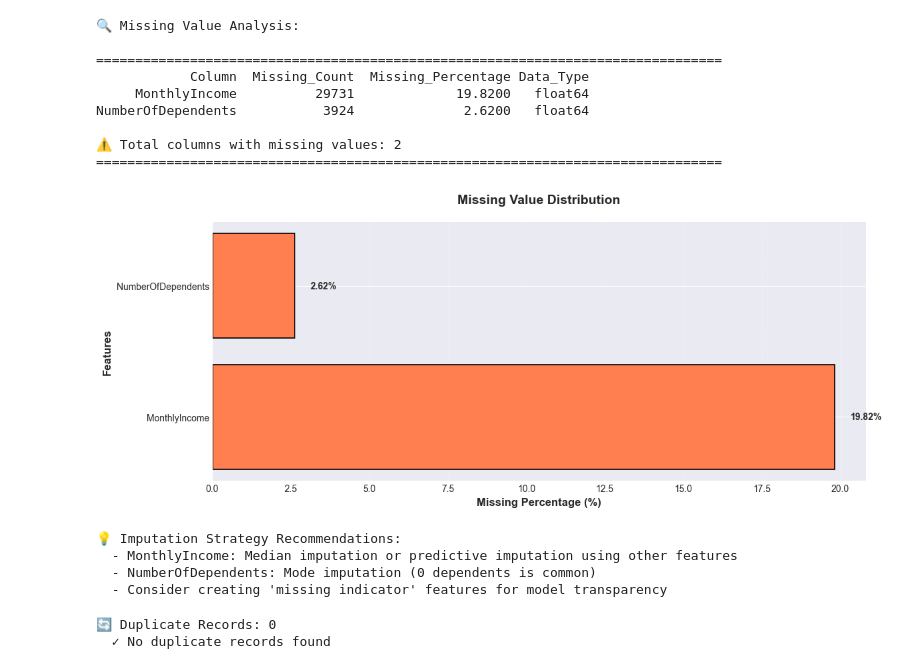
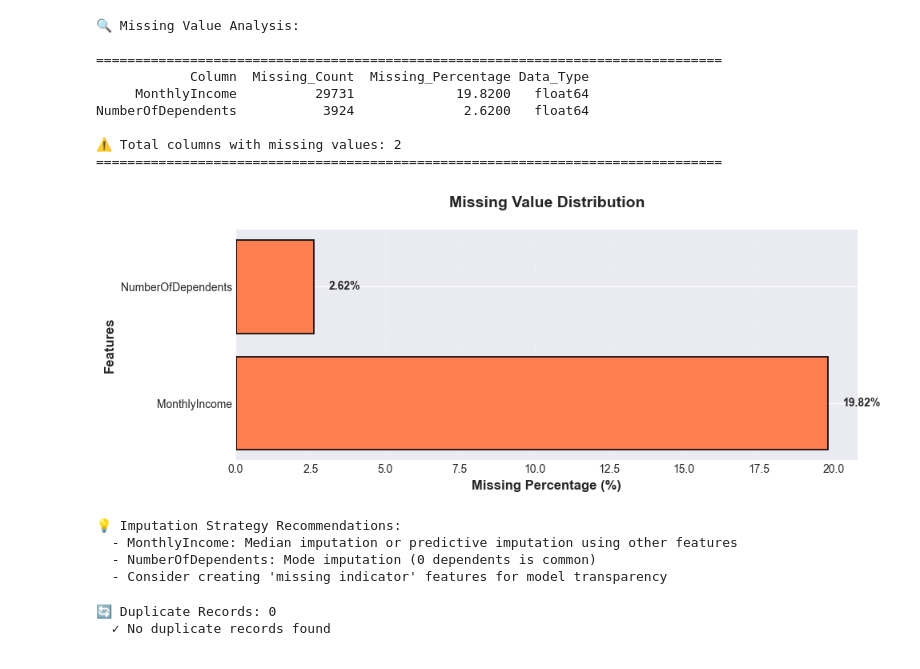
Before and after one commit to atharvrahate296/Credit-Scoring-ML, a Jupyter notebook: Main.ipynb, the cells around one changed output. Saved outputs shown, nothing was run; the diff lists cells and outputs as text; code cells hidden in the pictures.

Commit message:
initialised ML model training notebook

```diff
--- a/Main.ipynb
+++ b/Main.ipynb
@@ -98,9 +98,9 @@ Centralized configuration for file paths and analysis parameters.
 # %%
 # Dataset file paths
 DATASET_PATHS = {
-    'gmsc_train': 'datasets/give_me_some_credit/cs-training.csv',
-    'gmsc_test': 'datasets/give_me_some_credit/cs-test.csv',
-    'german_credit': 'datasets/german_credit_statlog/German Credit Data.xlsx'
+    'gmsc_train': 'datasets/raw/give_me_some_credit/cs-training.csv',
+    'gmsc_test': 'datasets/raw/give_me_some_credit/cs-test.csv',
+    'german_credit': 'datasets/raw/german_credit_statlog/German Credit Data.xlsx'
 }
 
 # Visualization parameters
@@ -288,32 +288,32 @@ NumberOfDependents           3924              2.6200   float64
 # %%
 # Visualize missing data pattern
 if len(missing_summary) > 0:
-    fig, ax = plt.subplots(figsize=FIGURE_SIZE_MEDIUM, dpi=DPI)
+    fig, ax = plt.subplots(figsize=FIGURE_SIZE_SMALL, dpi=DPI)
 
     missing_cols = missing_summary['Column'].tolist()
     missing_pct = missing_summary['Missing_Percentage'].tolist()
 
     bars = ax.barh(missing_cols, missing_pct, color='coral', edgecolor='black', linewidth=1.2)
     ax.set_xlabel('Missing Percentage (%)', fontsize=12, fontweight='bold')
     ax.set_ylabel('Features', fontsize=12, fontweight='bold')
     ax.set_title('Missing Value Distribution', fontsize=14, fontweight='bold', pad=20)
     ax.grid(axis='x', alpha=0.3, linestyle='--')
 
     # Add percentage labels on bars
     for bar, pct in zip(bars, missing_pct):
         width = bar.get_width()
         ax.text(width + 0.5, bar.get_y() + bar.get_height()/2,
                 f'{pct:.2f}%', ha='left', va='center', fontweight='bold')
 
     plt.tight_layout()
     plt.show()
 
     print("\n💡 Imputation Strategy Recommendations:")
     print("  - MonthlyIncome: Median imputation or predictive imputation using other features")
     print("  - NumberOfDependents: Mode imputation (0 dependents is common)")
     print("  - Consider creating 'missing indicator' features for model transparency")
 # %% [output]
-[figure, old version]
+[figure, new version]
 💡 Imputation Strategy Recommendations:
   - MonthlyIncome: Median imputation or predictive imputation using other features
   - NumberOfDependents: Mode imputation (0 dependents is common)
```
Also changed, not shown: parts of 4 cells of this notebook, 8 other files.
